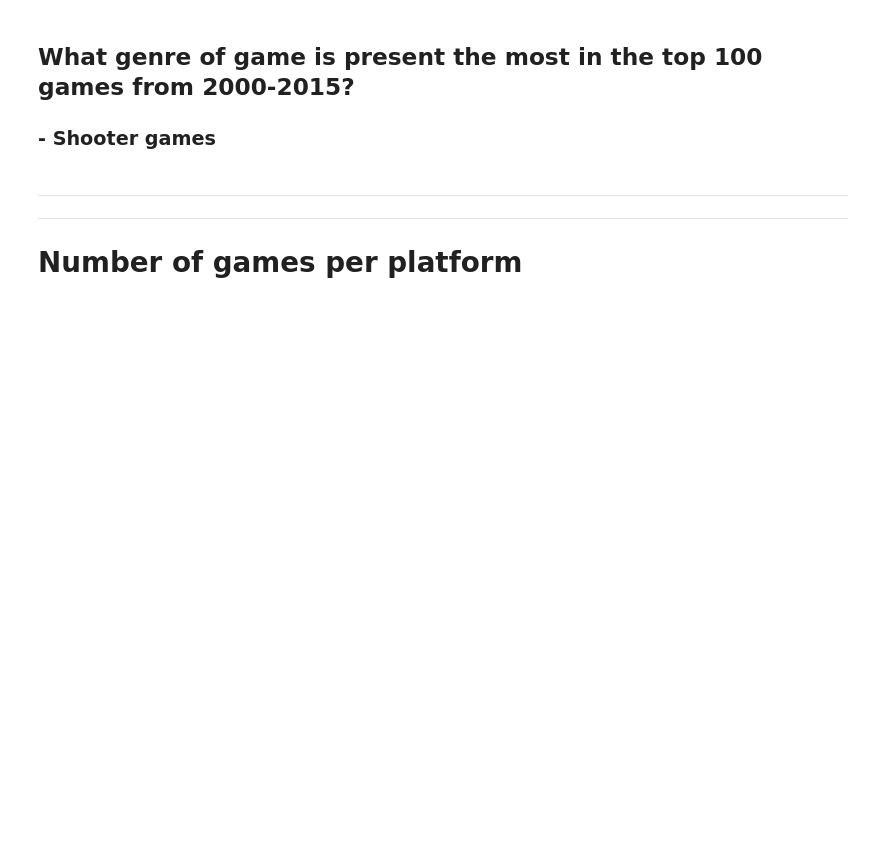
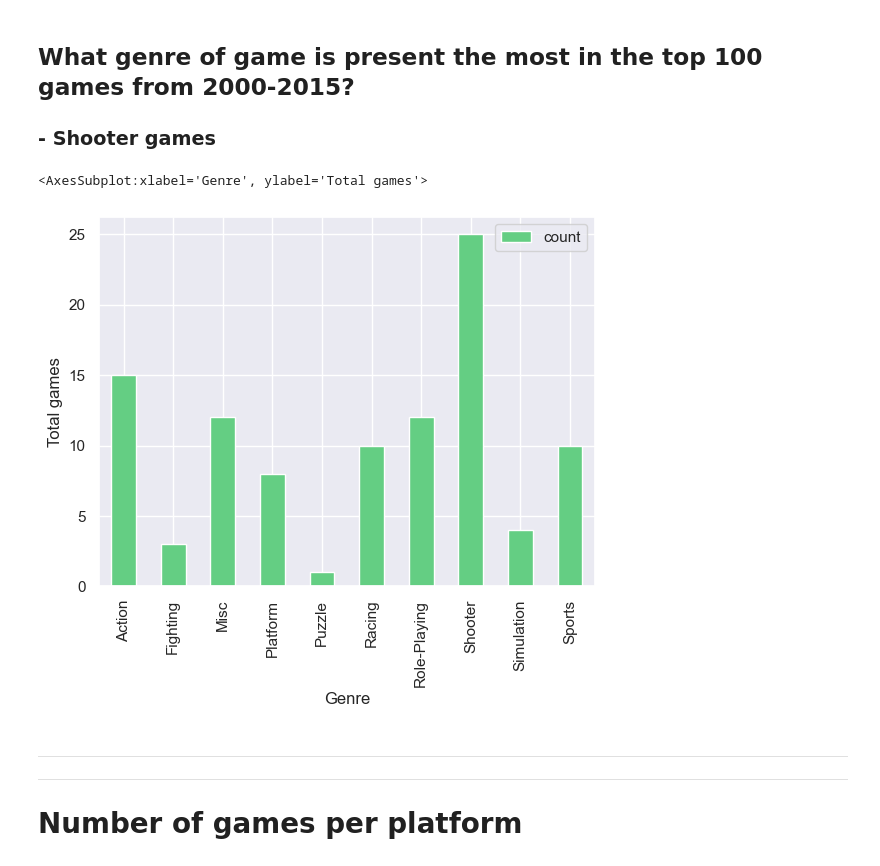
Before and after one commit to HuckleberryKBT/Graphing-Video-Game-Sales, a Jupyter notebook: videoGameSales.ipynb, the cells around one changed output. Saved outputs shown, nothing was run; the diff lists cells and outputs as text; code cells hidden in the pictures; blank space fills up the shorter version.

```diff
--- a/videoGameSales.ipynb
+++ b/videoGameSales.ipynb
@@ -113,7 +113,11 @@ Text(0.5, 1.0, 'Sales by Genre, European Union')
 ### - Shooter games
 # %%
 most_present_genre = game_sales[['Genre']].groupby('Genre', as_index=False).value_counts()
-most_present_genre
+most_present_genre.set_index('Genre').plot(kind="bar", stacked=False, xlabel='Genre', ylabel="Total games", color="#64CE83")
+# na_main_genres = na_sales.loc[(na_sales['NA_Sales'] >= 15)& (na_sales['Genre'] != 'Misc')]
+# %% [output]
+<AxesSubplot:xlabel='Genre', ylabel='Total games'>
+[figure, added]
 # %% [markdown]
 ---
 ---
```
Also changed, not shown: parts of 2 cells of this notebook.
